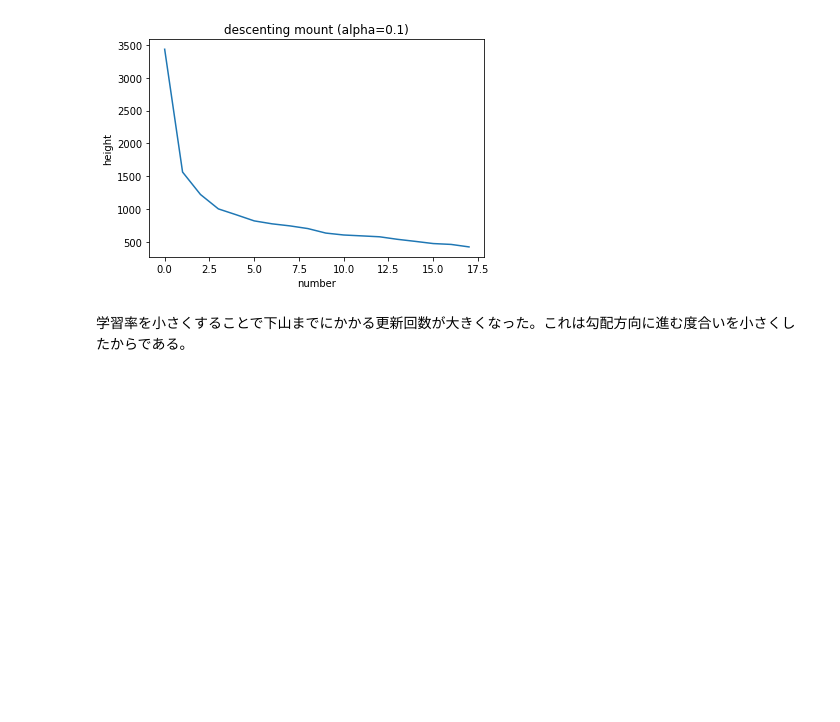
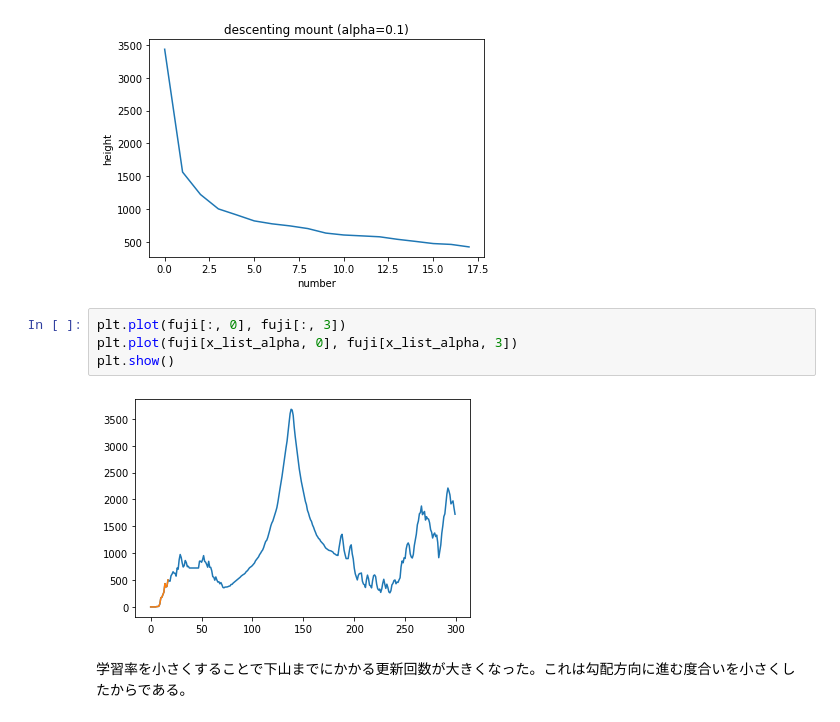
Before and after one commit to nobutatsu-kobayashi/diveintocode-ml, a Jupyter notebook: Week2_2.ipynb, the cells around one changed output. Saved outputs shown, nothing was run; the diff lists cells and outputs as text; blank space fills up the shorter version.

```diff
--- a/Week2_2.ipynb
+++ b/Week2_2.ipynb
@@ -238,5 +246,11 @@ plt.plot(x_list_alpha, height_list)
 plt.show()
 # %% [output]
 [figure]
+# %%
+plt.plot(fuji[:, 0], fuji[:, 3])
+plt.plot(fuji[x_list_alpha, 0], fuji[x_list_alpha, 3])
+plt.show()
+# %% [output]
+[figure, added]
 # %% [markdown]
 学習率を小さくすることで下山までにかかる更新回数が大きくなった。これは勾配方向に進む度合いを小さくしたからである。
```
Also changed, not shown: parts of 6 cells of this notebook.
